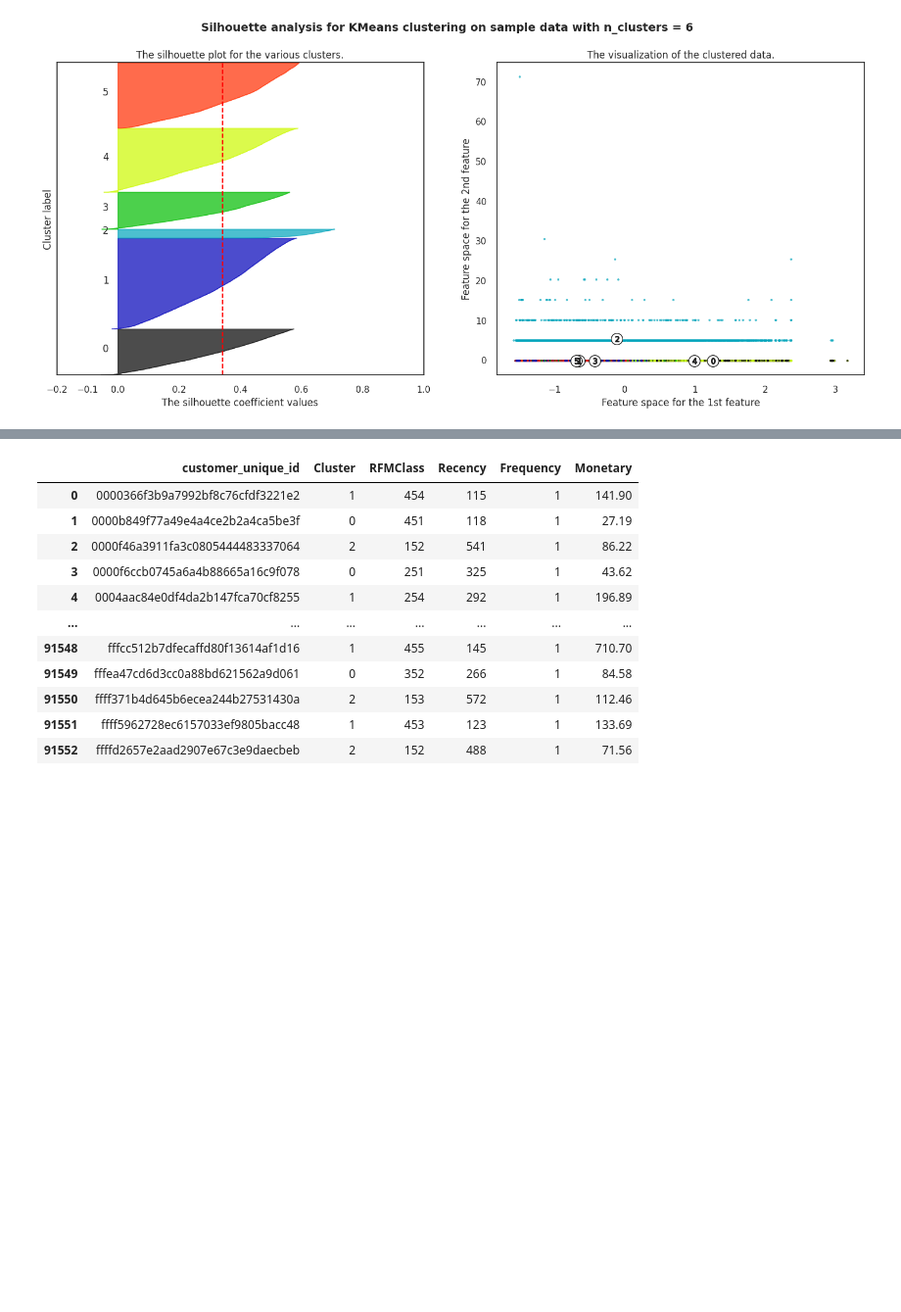
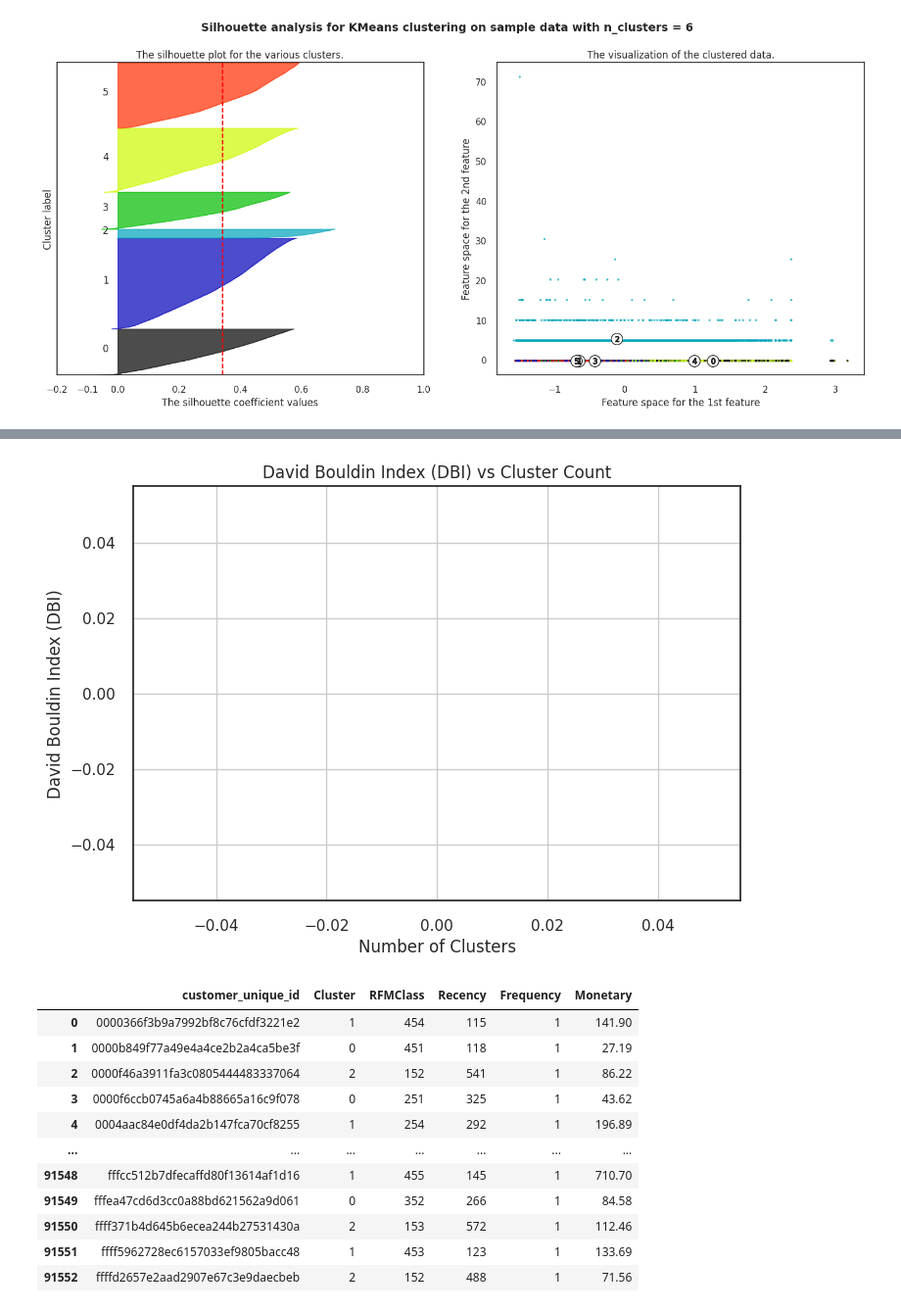
Before and after one commit to Pablocodes1993/finalproject, a Jupyter notebook: CUSTOMER_SEGMENTATION_USING_UNSUPERVISED_METHODS_AND_RFM.ipynb, the cells around one changed output, grey strips where cells are left out. Shown at 98% size. Cells and saved outputs as stored; diff of their text form; code cells hidden in the pictures; blank space fills up the shorter version.

```diff
--- a/CUSTOMER_SEGMENTATION_USING_UNSUPERVISED_METHODS_AND_RFM.ipynb
+++ b/CUSTOMER_SEGMENTATION_USING_UNSUPERVISED_METHODS_AND_RFM.ipynb
@@ -1352,3 +1430,14 @@ plt.show()
+# %%
+
+
+# Specify the range of cluster counts
+min_clusters = 2
+max_clusters = 10
+
+# Plot DBI values against cluster counts
+plot_dbi_vs_cluster_count(selected_columns_kmeans, min_clusters, max_clusters)
+# %% [output]
+[figure, added]
 # %%
 import matplotlib.pyplot as plt
 from mpl_toolkits.mplot3d import Axes3D
```
Also changed, not shown: parts of 10 cells of this notebook.
